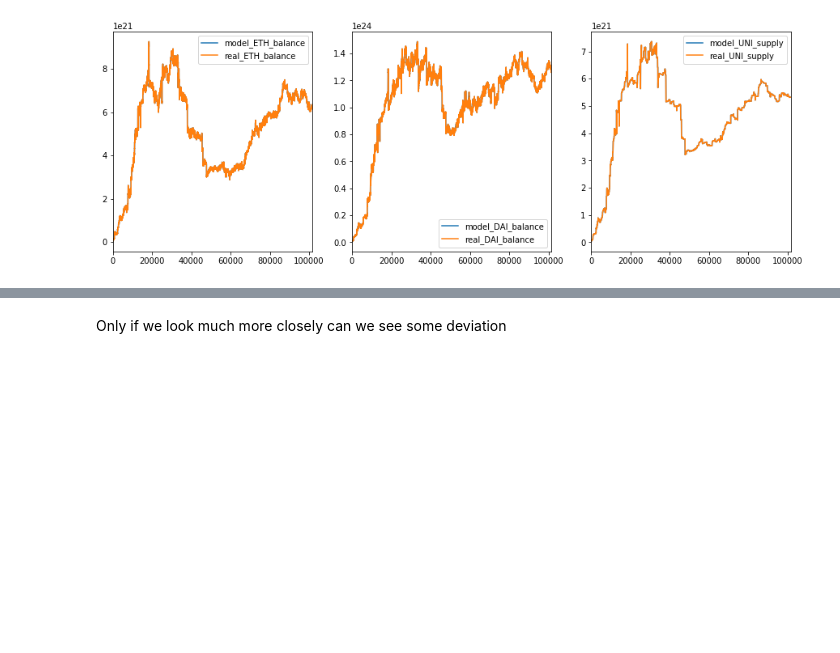
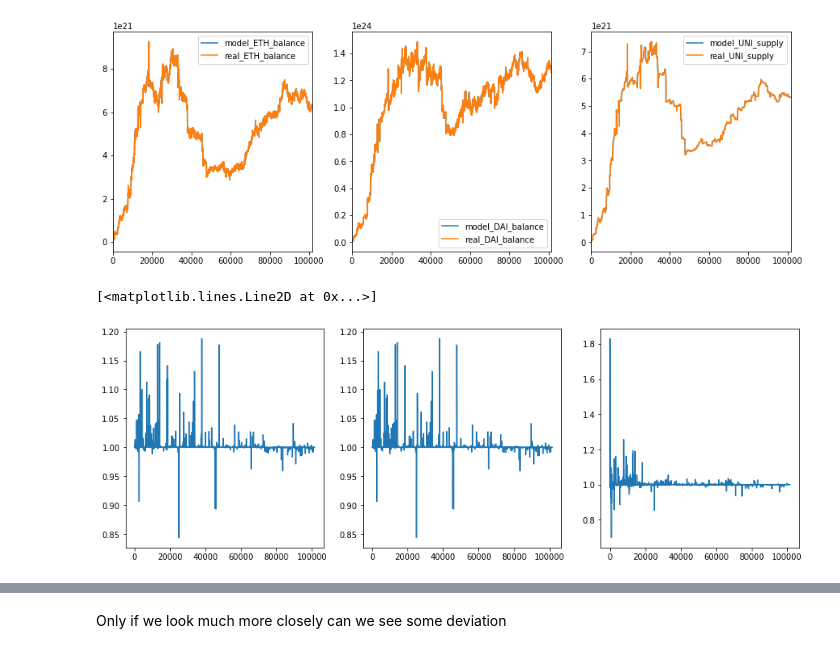
Before and after one commit to BlockScience/uniswap, a Jupyter notebook: simplified-uniswap.ipynb, the cells around one changed output, grey strips where cells are left out. Cells and saved outputs as stored; diff of their text form; code cells hidden in the pictures; blank space fills up the shorter version.

```diff
--- a/simplified-uniswap.ipynb
+++ b/simplified-uniswap.ipynb
@@ -384,3 +401,15 @@ real_history.astype(float).plot(ax=ax, y=['real_UNI_supply'])
 # %% [output]
 <matplotlib.axes._subplots.AxesSubplot at 0x...>
 [figure]
+# %%
+import matplotlib.pyplot as plt
+plt.figure(figsize=(15,5))
+ax = plt.subplot(131)
+ax.plot(model_history['model_ETH_balance']/real_history['real_ETH_balance'])
+ax = plt.subplot(132)
+ax.plot(model_history['model_DAI_balance']/real_history['real_DAI_balance'])
+ax = plt.subplot(133)
+ax.plot(model_history['model_UNI_supply']/real_history['real_UNI_supply'])
+# %% [output]
+[<matplotlib.lines.Line2D at 0x...>]
+[figure, added]
```
Also changed, not shown: parts of 22 cells of this notebook.
